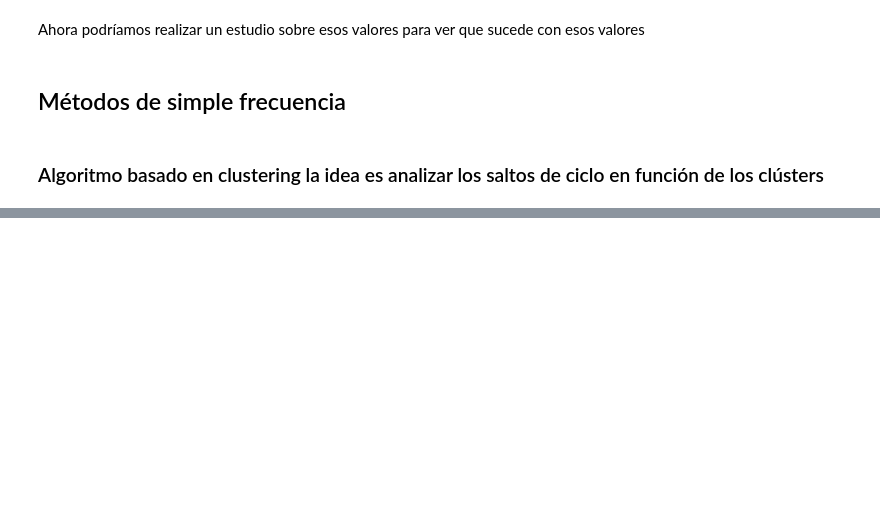
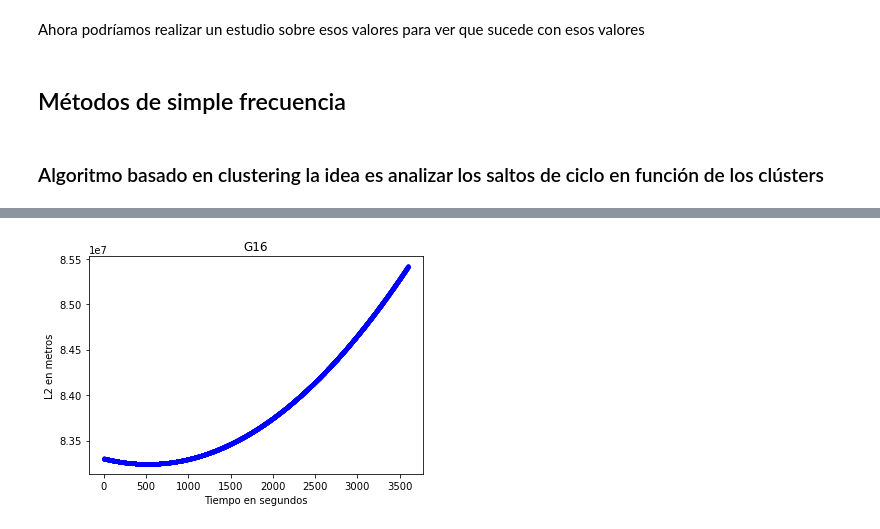
Before and after one commit to DavMat857/TFGPrueba, a Jupyter notebook: resumen.ipynb, the cells around one changed output, grey strips where cells are left out. Saved outputs shown, nothing was run; the diff lists cells and outputs as text; code cells hidden in the pictures; blank space fills up the shorter version.

```diff
--- a/resumen.ipynb
+++ b/resumen.ipynb
@@ -101,2 +127,10 @@ Ahora podríamos realizar un estudio sobre esos valores para ver que sucede con
+# %%
+Madrid = archivos[5]
+dict_Madrid = all_information2(Madrid)
+sat = 'G16' #Obtenido graficando y analizando
+datos = L2(Madrid,sat)
+graficar_sat(Madrid,4,sat)
+# %% [output]
+[figure, added]
 # %%
 from clustering import algoritmo
```
Also changed, not shown: parts of 19 cells of this notebook, 6 other files.
